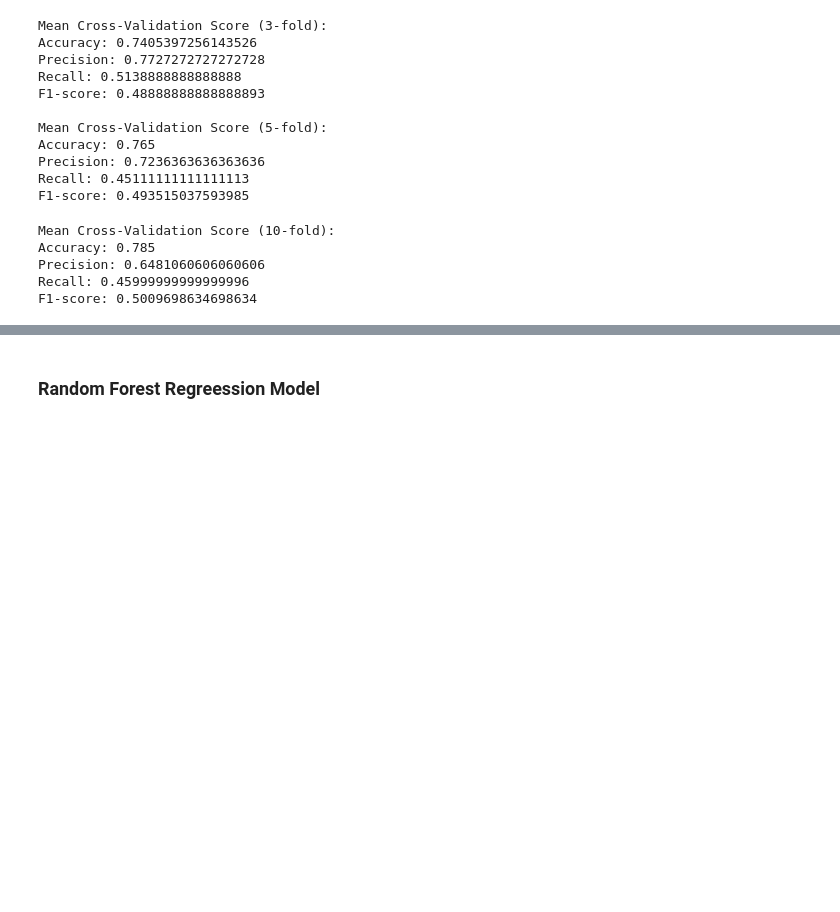
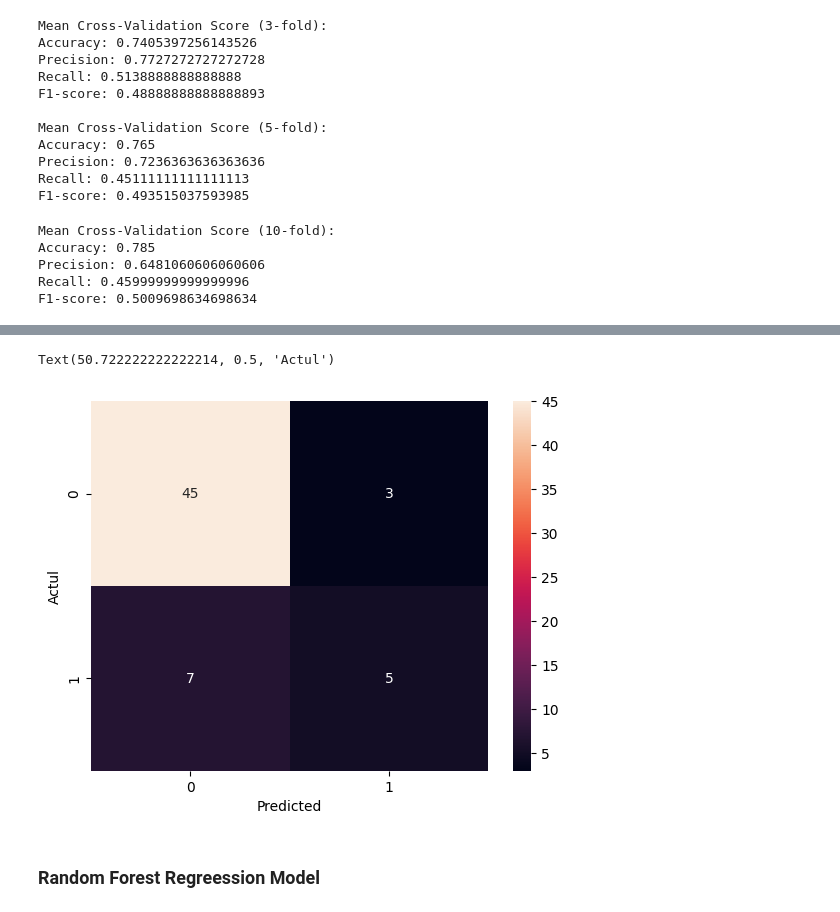
Before and after one commit to adilrasheed139/ML-Heart-attack-detection-performance-comparison, a Jupyter notebook: heart.ipynb, the cells around one changed output, grey strips where cells are left out. Drawn from its saved outputs; the diff is of its cells as text; code cells hidden in the pictures; blank space fills up the shorter version.

Commit message:
adding heatmap

```diff
--- a/heart.ipynb
+++ b/heart.ipynb
@@ -454,3 +455,13 @@ print(y_pred)
+# %%
+lr_cm = confusion_matrix(y_test, y_pred)
+lr_cm
+
+sns.heatmap(lr_cm, annot = True)
+plt.xlabel('Predicted')
+plt.ylabel('Actul')
+# %% [output]
+Text(50.722222222222214, 0.5, 'Actul')
+[figure, added]
 # %% [markdown]
 ### Random Forest Regreession Model
 # %%
```
Also changed, not shown: parts of 13 cells of this notebook.
